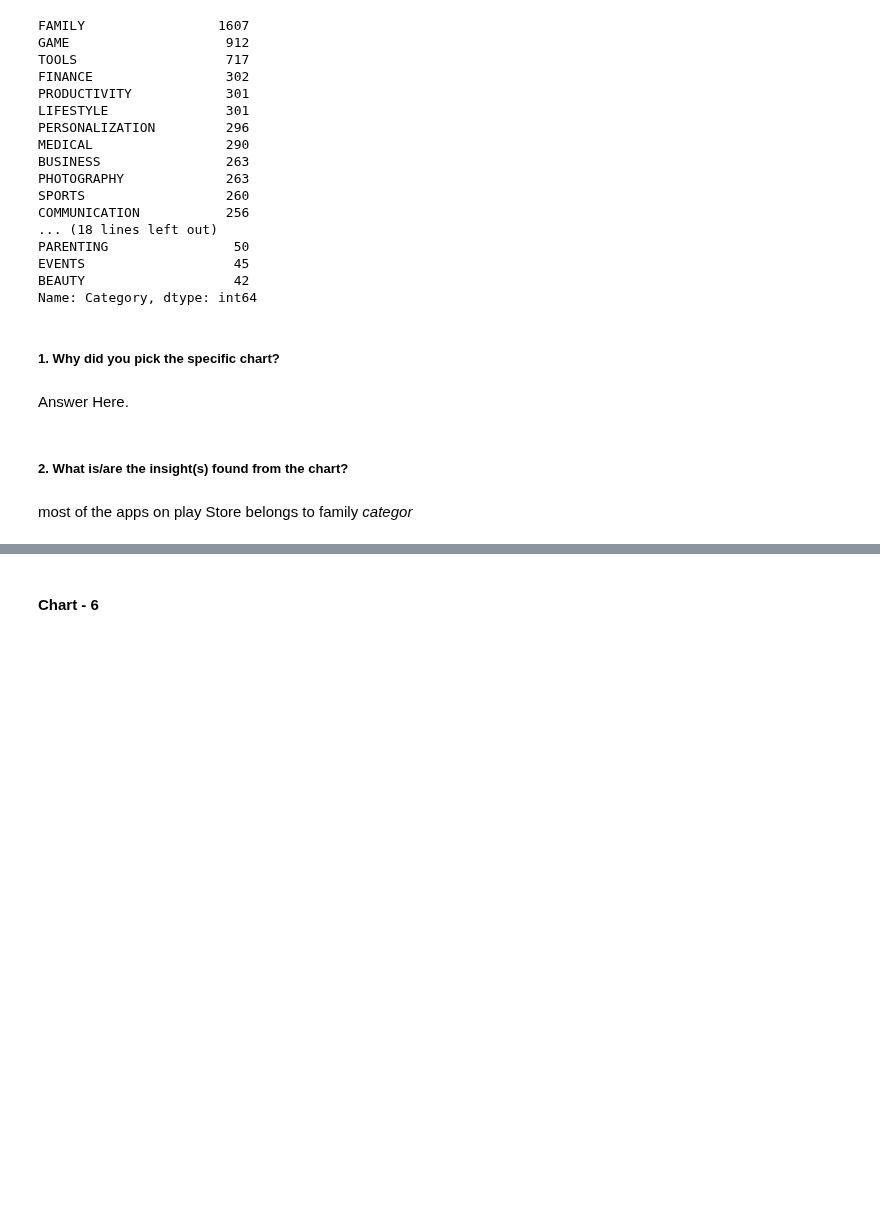
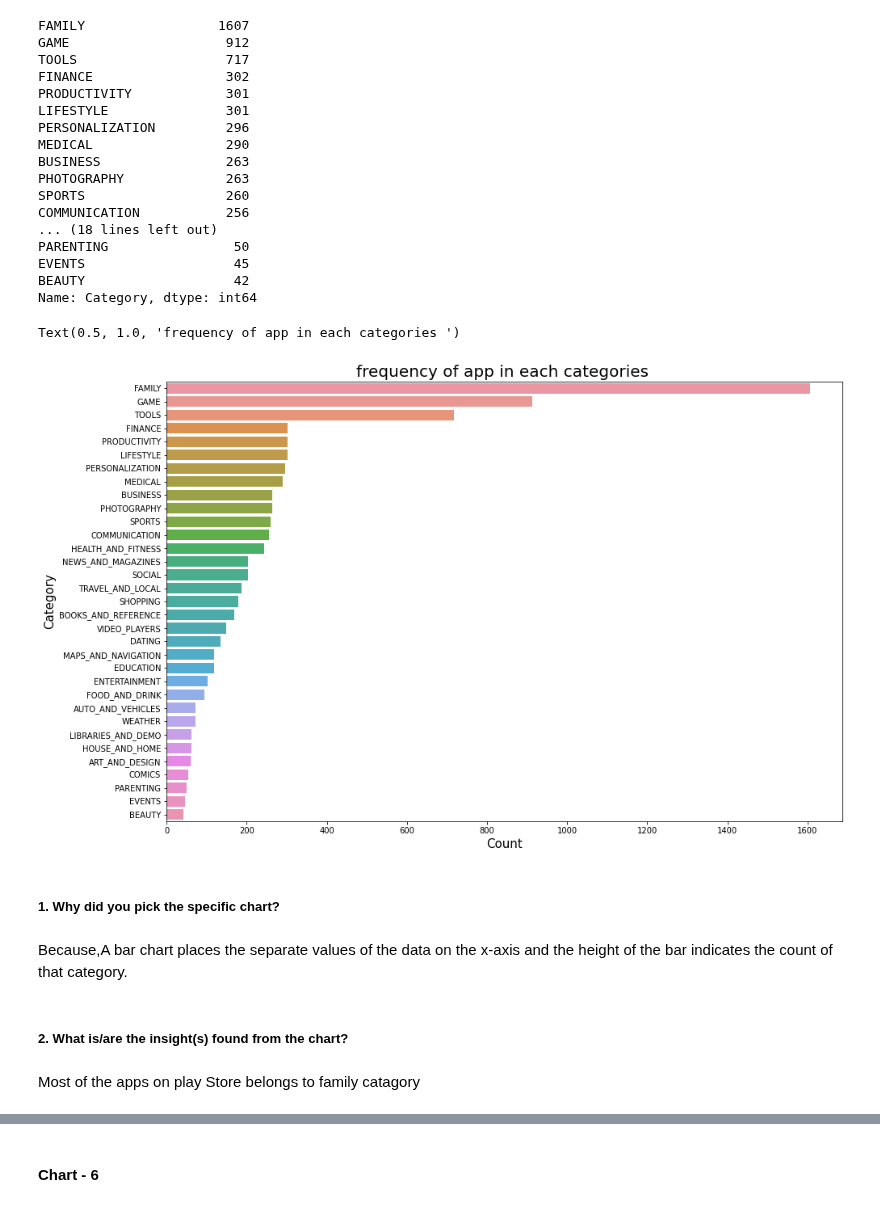
Before and after one commit to ruksanasyed579/Playstore, a Jupyter notebook: Play_Store___Project.ipynb, the cells around one changed output, grey strips where cells are left out. Drawn from its saved outputs; the diff is of its cells as text; code cells hidden in the pictures; blank space fills up the shorter version.

```diff
--- a/Play_Store___Project.ipynb
+++ b/Play_Store___Project.ipynb
@@ -763,11 +763,20 @@ PARENTING                50
 EVENTS                   45
 BEAUTY                   42
 Name: Category, dtype: int64
+# %%
+plt.figure(figsize=(15,10))
+sns.barplot(cat.values, cat.index)
+plt.xlabel("Count",fontsize=15)
+plt.ylabel("Category",fontsize=15)
+plt.title("frequency of app in each categories ", fontsize = 20)
+# %% [output]
+Text(0.5, 1.0, 'frequency of app in each categories ')
+[figure, added]
 # %% [markdown]
 ##### 1. Why did you pick the specific chart?
-# %% [markdown]
-Answer Here.
+# %% [markdown]
+Because,A bar chart places the separate values of the data on the x-axis and the height of the bar indicates the count of that category.
 # %% [markdown]
 ##### 2. What is/are the insight(s) found from the chart?
 # %% [markdown]
-most of the apps on play Store belongs to family *categor*
+Most of the apps on play Store belongs to family catagory
```
Also changed, not shown: parts of 2 cells of this notebook.
